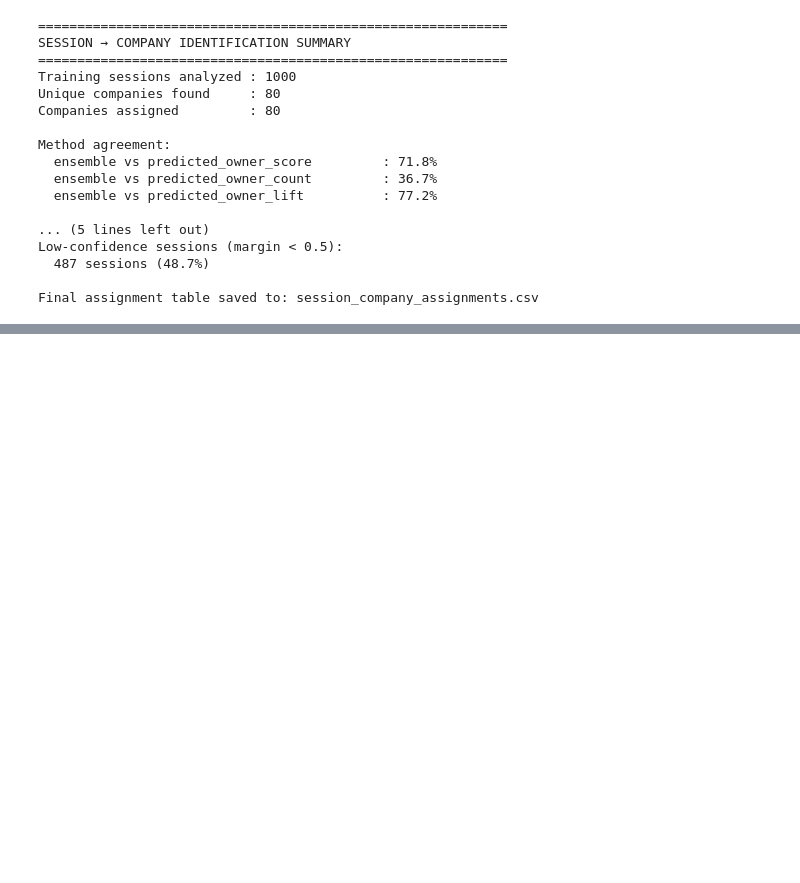
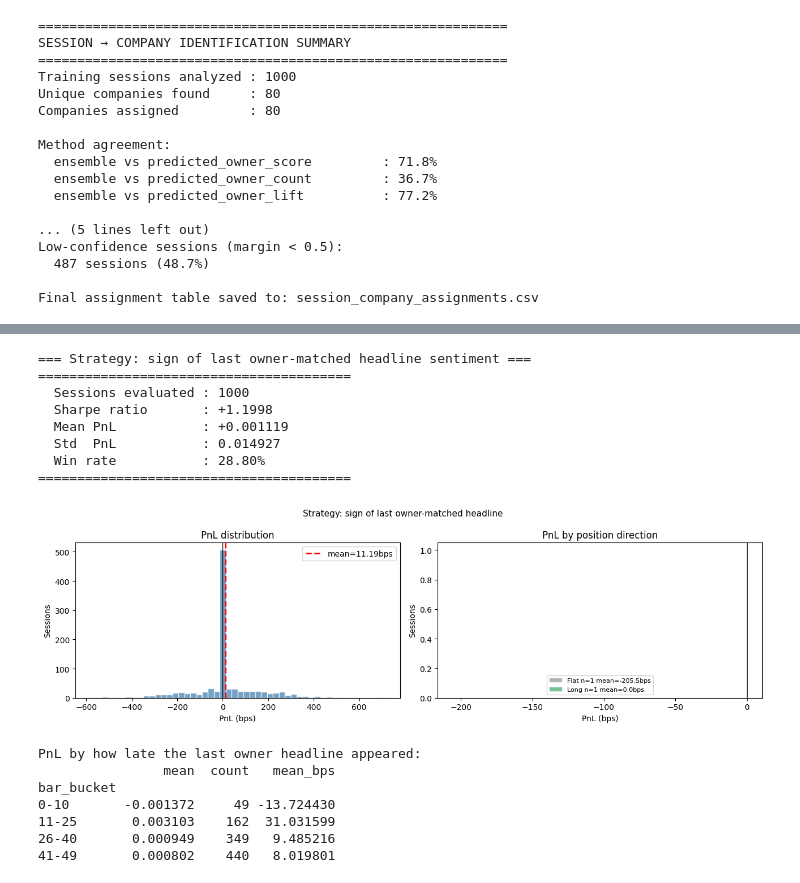
Before and after one commit to Sne4kers/hrt-datathon, a Jupyter notebook: igor/session_company_identification.ipynb, the cells around one changed output, grey strips where cells are left out. Cells and saved outputs as stored; diff of their text form; code cells hidden in the pictures; blank space fills up the shorter version.

Commit message:
some results

```diff
--- a/igor/session_company_identification.ipynb
+++ b/igor/session_company_identification.ipynb
@@ -1192,0 +1257,59 @@ Final assignment table saved to: session_company_assignments.csv
+# %%
+print('=== Strategy: sign of last owner-matched headline sentiment ===')
+results = backtest(strategy[['session','target_position']])
+
+# Distribution of PnL
+fig, axes = plt.subplots(1, 2, figsize=(13, 4))
+
+ax = axes[0]
+ax.hist(results['pnl'] * 1e4, bins=50, alpha=0.75, color='steelblue', edgecolor='white')
+ax.axvline(0, color='black', lw=1)
+ax.axvline(results['pnl'].mean() * 1e4, color='red', lw=2, ls='--',
+           label=f'mean={results["pnl"].mean()*1e4:.2f}bps')
+ax.set_xlabel('PnL (bps)')
+ax.set_ylabel('Sessions')
+ax.set_title('PnL distribution')
+ax.legend()
+
+ax = axes[1]
+# PnL by position: -1, 0, +1
+for pos, color, label in [(-1,'#d73027','Short'), (0,'gray','Flat'), (1,'#1a9850','Long')]:
+    grp = results[results['session'] == pos]['pnl'] * 1e4
+    if len(grp):
+        ax.hist(grp, bins=30, alpha=0.6, color=color,
+                label=f'{label} n={len(grp)} mean={grp.mean():.1f}bps', edgecolor='white')
+ax.axvline(0, color='black', lw=1)
+ax.set_xlabel('PnL (bps)')
+ax.set_ylabel('Sessions')
+ax.set_title('PnL by position direction')
+ax.legend(fontsize=8)
+
+plt.suptitle('Strategy: sign of last owner-matched headline', fontsize=11)
+plt.tight_layout()
+plt.show()
+
+# Breakdown: how does PnL vary by how late the last headline was?
+res_hl = results.merge(strategy[['session','last_hl_bar']], on='session')
+res_hl['bar_bucket'] = pd.cut(res_hl['last_hl_bar'], bins=[-2,10,25,40,50],
+                              labels=['0-10','11-25','26-40','41-49'])
+bucket_pnl = res_hl.groupby('bar_bucket', observed=True)['pnl'].agg(['mean','count'])
+bucket_pnl['mean_bps'] = bucket_pnl['mean'] * 1e4
+print('\nPnL by how late the last owner headline appeared:')
+print(bucket_pnl.to_string())
+# %% [output]
+=== Strategy: sign of last owner-matched headline sentiment ===
+========================================
+  Sessions evaluated : 1000
+  Sharpe ratio       : +1.1998
+  Mean PnL           : +0.001119
+  Std  PnL           : 0.014927
+  Win rate           : 28.80%
+========================================
+[figure, added]
+PnL by how late the last owner headline appeared:
+                mean  count   mean_bps
+bar_bucket
+0-10       -0.001372     49 -13.724430
+11-25       0.003103    162  31.031599
+26-40       0.000949    349   9.485216
+41-49       0.000802    440   8.019801
```
Also changed, not shown: parts of 24 cells of this notebook, 7 other files.
